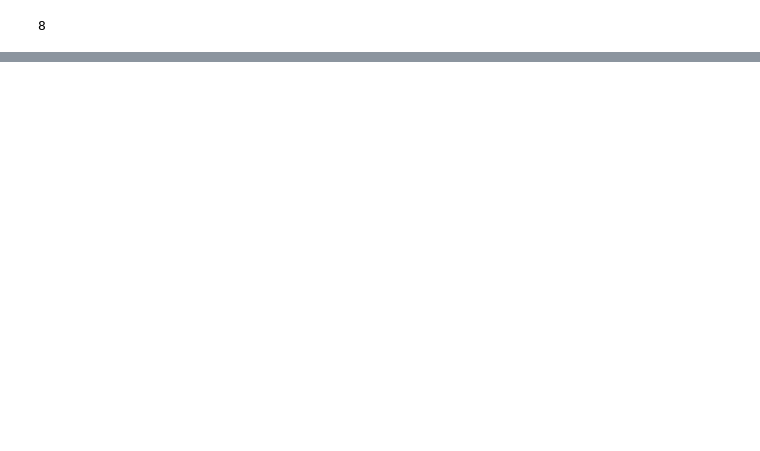
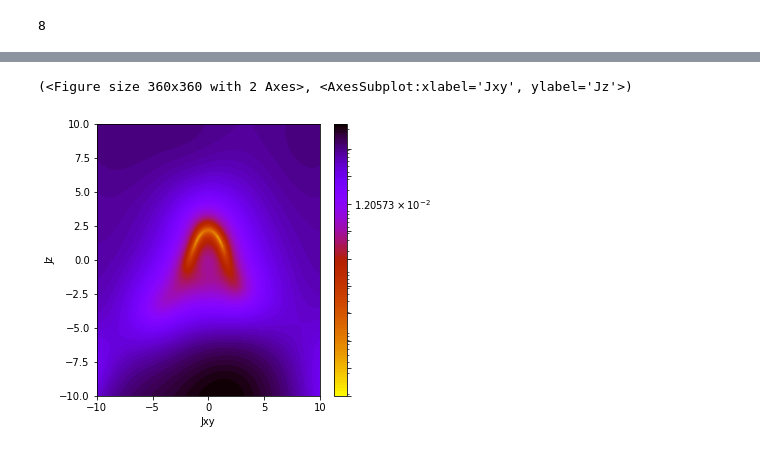
Before and after one commit to QMagen/PyQMagen, a Jupyter notebook: Dev.ipynb, the cells around one changed output, grey strips where cells are left out. Cells and saved outputs as stored; diff of their text form; code cells hidden in the pictures; blank space fills up the shorter version.

```diff
--- a/Dev.ipynb
+++ b/Dev.ipynb
@@ -14,7 +16,7 @@ experimental_files = {'T':'./Data/demo_data/T.csv',
 
 exp_thermal_data = load_experiment_data(experimental_files)
 # %%
-mymodel = chain.UniformSpinChain(l=8)
-interactions = mymodel.generate_interactions(J=1)
+mymodel = chain.XXZSpinChain(l=8)
+interactions = mymodel.generate_interactions(Jxy=1., Jz=1)
 print(interactions)
 # %% [output]
@@ -29,8 +31,11 @@ mymodel.l
 # %%
 thermal_data = mysolver.forward(interactions, T=exp_thermal_data.T)
 # %%
-Opt = BayesianOptimizer(parameter_space={'J':(-10, 10)},
-                 n_exp_total=100,
-                 solver=solver.ED_solver(size=mymodel.l),
-                 model=mymodel,
-                 exp_thermal_data=exp_thermal_data)
+Opt = BayesianOptimizer(parameter_space={'Jxy':(-10, 10), 'Jz':(-10, 10)},
+                         n_exp_total=100,
+                     solver=solver.ED_solver(size=mymodel.l),
+                     model=mymodel,
+                        T_cut = 5,
+                     exp_thermal_data=exp_thermal_data,
+                        record_BO = True,
+                    target_obs=['C', 'Chiz'])
@@ -56,0 +42,2 @@ iteration 99: Loss = 3.2111655407395157, Parameter is {'J': 1.2575114883966343}
+# %%
+res = Opt.minimize(log_accelerate=False)
@@ -56,0 +64,5 @@ iteration 99: Loss = 3.2111655407395157, Parameter is {'J': 1.2575114883966343}
+# %%
+plot_funcs_2d.show_landscape_gp(res, ['Jxy', 'Jz'])
+# %% [output]
+(<Figure size 360x360 with 2 Axes>, <AxesSubplot:xlabel='Jxy', ylabel='Jz'>)
+[figure, added]
```
Also changed, not shown: parts of 14 cells of this notebook, 23 other files.
